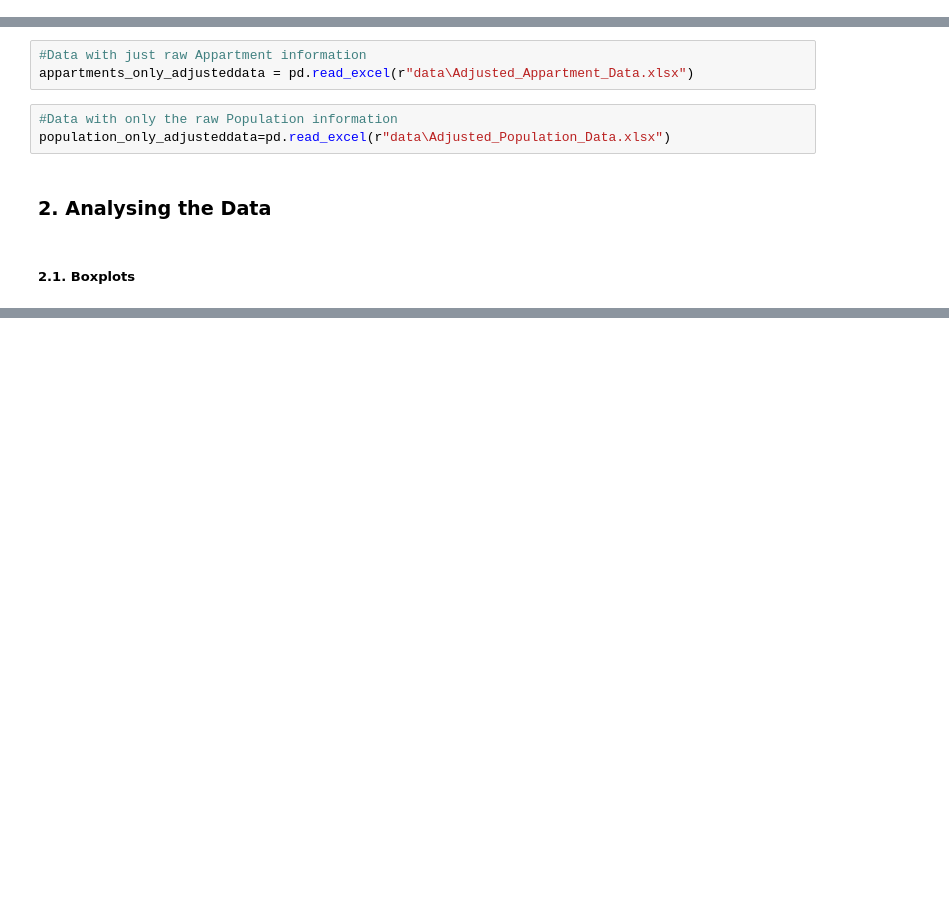
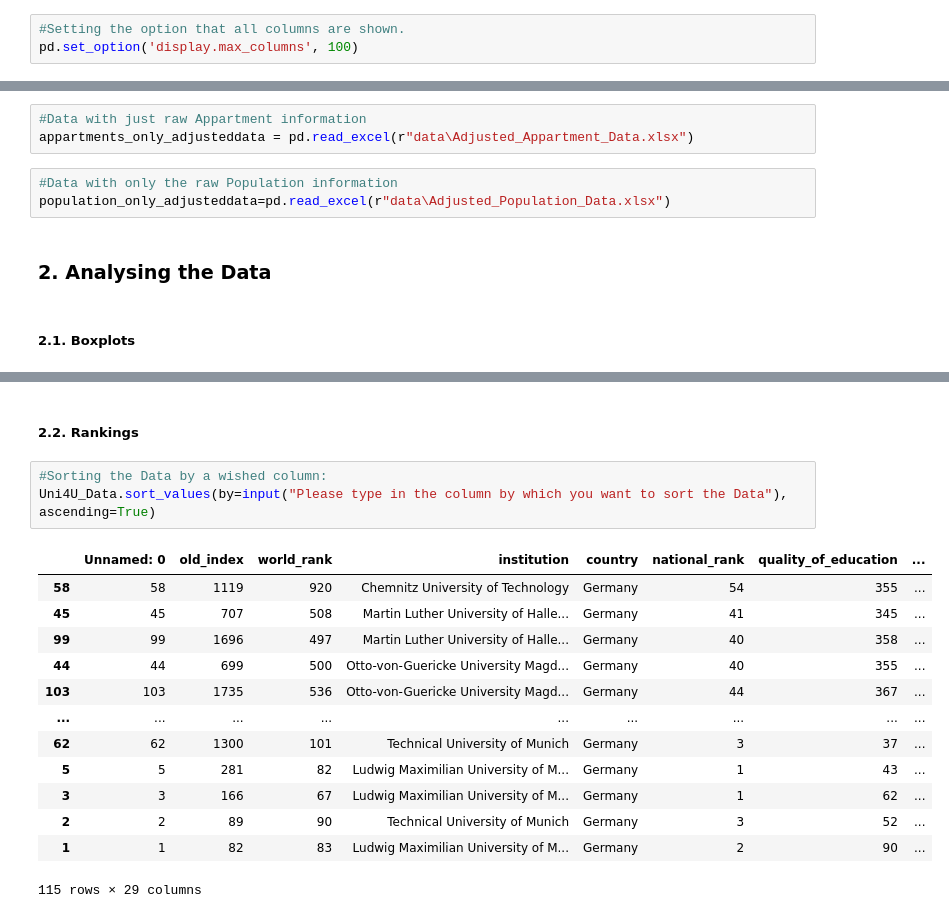
Before and after one commit to reemakk/group-3, a Jupyter notebook: Data_analysis.ipynb, the cells around one changed output, grey strips where cells are left out. Saved outputs shown, nothing was run; the diff lists cells and outputs as text; blank space fills up the shorter version.

```diff
--- a/Data_analysis.ipynb
+++ b/Data_analysis.ipynb
@@ -17,3 +19,6 @@ import numpy as np
+# %%
+#Setting the option that all columns are shown.
+pd.set_option('display.max_columns', 100)
 # %%
 #Data from the Main-Dataset
 Uni4U_Data = pd.read_csv(r"data/Uni4U_final.csv")
@@ -44,0 +57,19 @@ population_only_adjusteddata=pd.read_excel(r"data\Adjusted_Population_Data.xlsx"
+# %% [markdown]
+##### 2.2. Rankings
+# %%
+#Sorting the Data by a wished column:
+Uni4U_Data.sort_values(by=input("Please type in the column by which you want to sort the Data"), ascending=True)
+# %% [output]
+|  | Unnamed: 0 | old_index | world_rank | institution | country | national_rank | quality_of_education | ... |
+| 58 | 58 | 1119 | 920 | Chemnitz University of Technology | Germany | 54 | 355 | ... |
+| 45 | 45 | 707 | 508 | Martin Luther University of Halle... | Germany | 41 | 345 | ... |
+| 99 | 99 | 1696 | 497 | Martin Luther University of Halle... | Germany | 40 | 358 | ... |
+| 44 | 44 | 699 | 500 | Otto-von-Guericke University Magd... | Germany | 40 | 355 | ... |
+| 103 | 103 | 1735 | 536 | Otto-von-Guericke University Magd... | Germany | 44 | 367 | ... |
+| ... | ... | ... | ... | ... | ... | ... | ... | ... |
+| 62 | 62 | 1300 | 101 | Technical University of Munich | Germany | 3 | 37 | ... |
+| 5 | 5 | 281 | 82 | Ludwig Maximilian University of M... | Germany | 1 | 43 | ... |
+| 3 | 3 | 166 | 67 | Ludwig Maximilian University of M... | Germany | 1 | 62 | ... |
+| 2 | 2 | 89 | 90 | Technical University of Munich | Germany | 3 | 52 | ... |
+| 1 | 1 | 82 | 83 | Ludwig Maximilian University of M... | Germany | 2 | 90 | ... |
+115 rows × 29 columns
```
Also changed, not shown: parts of 4 cells of this notebook.
